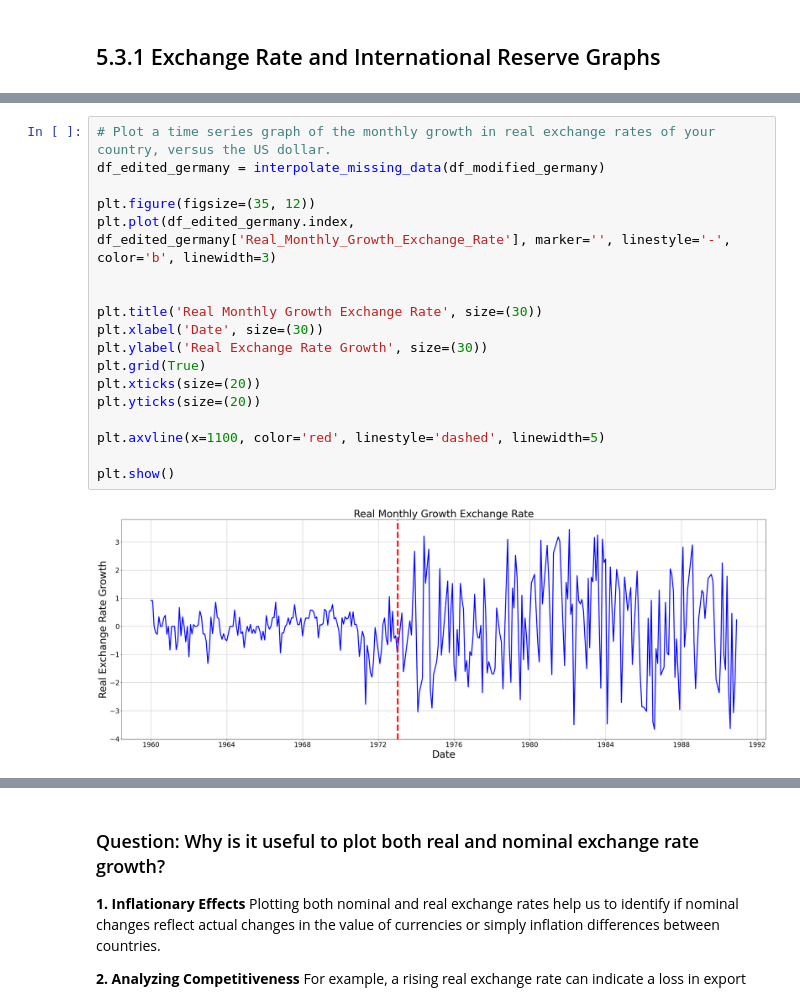
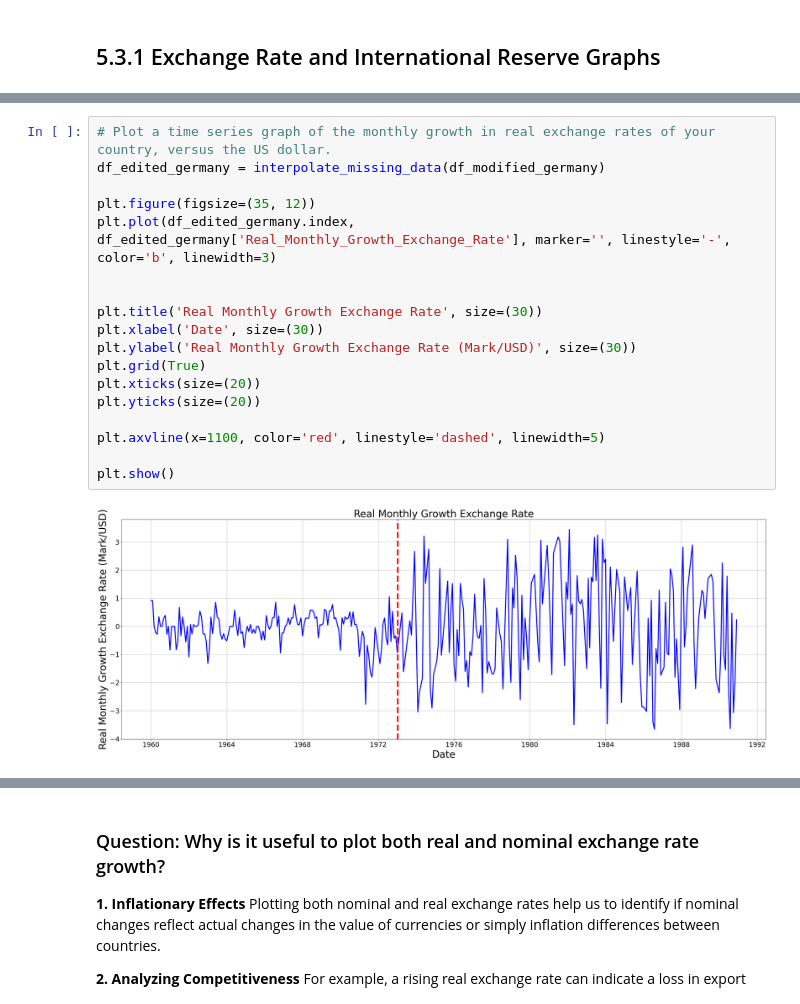
Before and after one commit to Nayrbnat/EC1B1-Coursework, a Jupyter notebook: EC1B1 Coursework.ipynb, the cells around one changed output, grey strips where cells are left out. Drawn from its saved outputs; the diff is of its cells as text.

Commit message:
corrected the exchange rate issue

```diff
--- a/EC1B1 Coursework.ipynb
+++ b/EC1B1 Coursework.ipynb
@@ -342,23 +342,23 @@ plt.show()
 # %%
 # Plot a time series graph of the monthly growth in real exchange rates of your country, versus the US dollar.
 df_edited_germany = interpolate_missing_data(df_modified_germany)
 
 plt.figure(figsize=(35, 12))
 plt.plot(df_edited_germany.index, df_edited_germany['Real_Monthly_Growth_Exchange_Rate'], marker='', linestyle='-', color='b', linewidth=3)
 
 
 plt.title('Real Monthly Growth Exchange Rate', size=(30))
 plt.xlabel('Date', size=(30))
-plt.ylabel('Real Exchange Rate Growth', size=(30))
+plt.ylabel('Real Monthly Growth Exchange Rate (Mark/USD)', size=(30))
 plt.grid(True)
 plt.xticks(size=(20))
 plt.yticks(size=(20))
 
 plt.axvline(x=1100, color='red', linestyle='dashed', linewidth=5)
 
 plt.show()
 # %% [output]
-[figure, old version]
+[figure, new version]
 # %%
 #Plot a time series graph of the real exchange rate level of your country, versus the US dollar.
 
```
Also changed, not shown: parts of 2 cells of this notebook.
